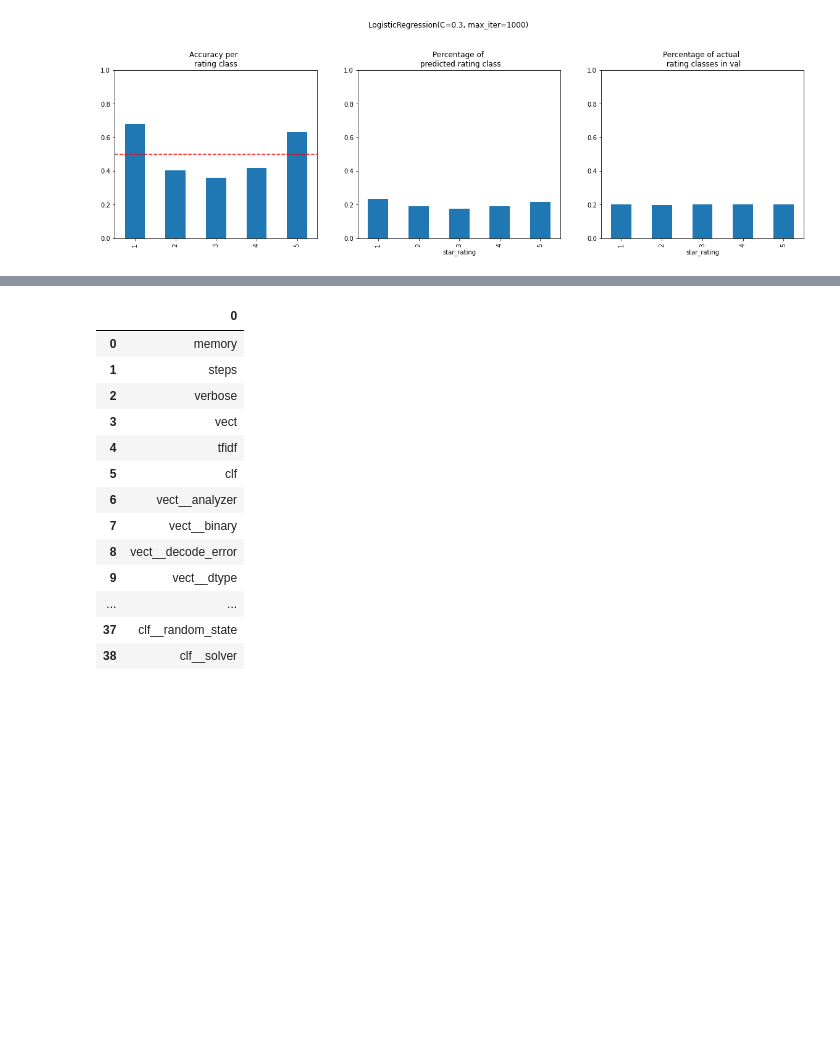
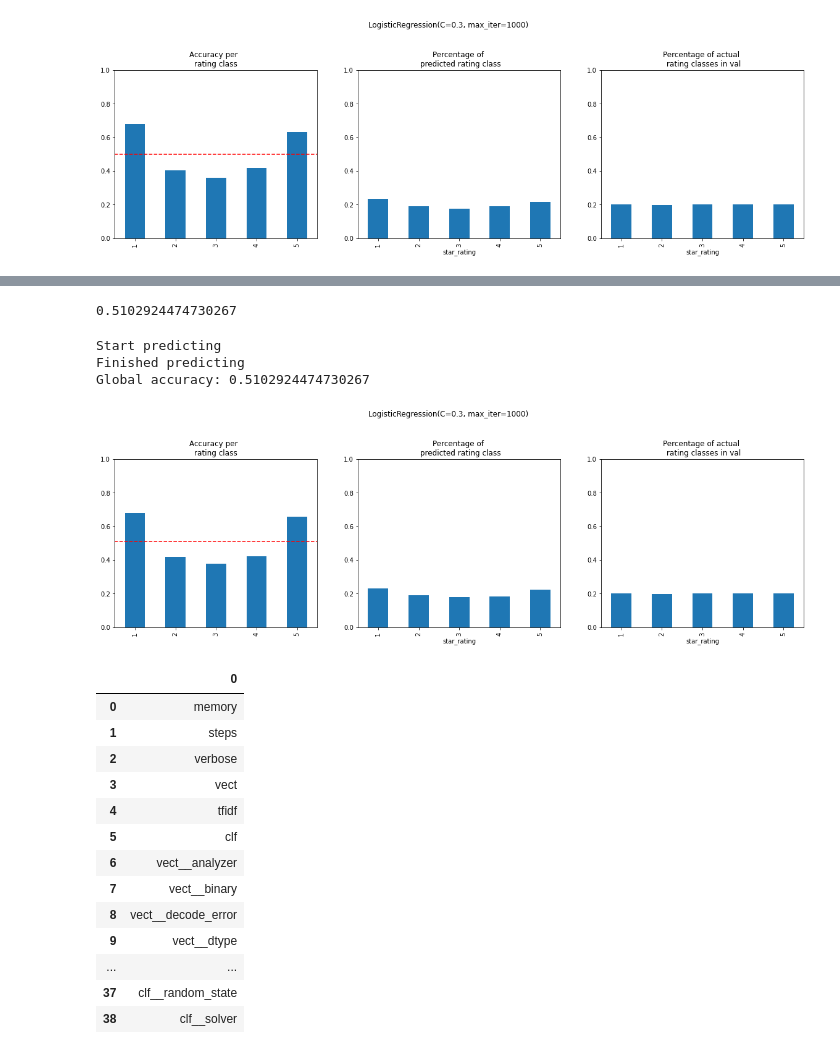
Before and after one commit to LLGH1/dsproject_supply_chain, a Jupyter notebook: model_pipeline_V2.ipynb, the cells around one changed output, grey strips where cells are left out. Drawn from its saved outputs; the diff is of its cells as text; code cells hidden in the pictures; blank space fills up the shorter version.

Commit message:
Added new file using pipelines for modelling

```diff
--- a/model_pipeline_V2.ipynb
+++ b/model_pipeline_V2.ipynb
@@ -203,0 +207,22 @@ Global accuracy: 0.497671777399205
+# %%
+hyperparameter_grid = {
+    'clf__C': [0.01, 0.1, 0.015, 0.2, 0.3,0.5,0.75,1],
+    #'vect__ngram_range': [(1,1),(1, 2),(1,3),(2,3)],
+    'vect__min_df': [0.001],
+    'vect__max_df' : [0.35],
+}
+
+
+grid_cv = GridSearchCV(estimator=pipeline,
+            param_grid=hyperparameter_grid,
+            cv=4,
+            scoring = 'accuracy', # https://scikit-learn.org/stable/modules/model_evaluation.html#scoring-parameter
+            n_jobs = -1,
+            verbose = 1,
+            return_train_score = True)
+
+
+
+grid_cv.fit(X_train, y_train)
+best_pipe = grid_cv.best_estimator_
+best_pipe
@@ -203,0 +239,11 @@ Global accuracy: 0.497671777399205
+# %%
+best_pipe.score(X_val, y_val)
+# %% [output]
+0.5102924474730267
+# %%
+assess_on_val(best_pipe, X_val, y_val);
+# %% [output]
+Start predicting
+Finished predicting
+Global accuracy: 0.5102924474730267
+[figure, added]
```
Also changed, not shown: parts of 7 cells of this notebook.
